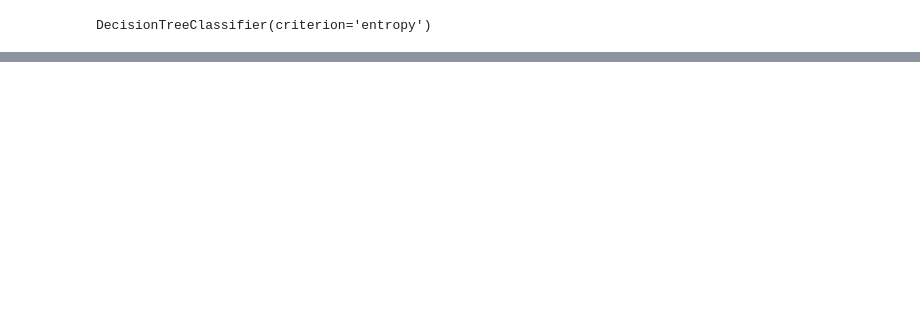
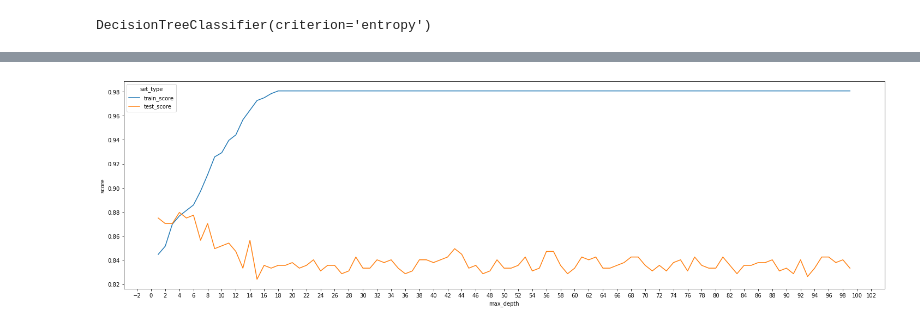
Before and after one commit to iboiarkin96/education_courses, a Jupyter notebook: Основы Статистики [Карпов]/Введение в Data Science и машинное обучение.ipynb, the cells around one changed output, grey strips where cells are left out. Drawn from its saved outputs; the diff is of its cells as text; code cells hidden in the pictures; blank space fills up the shorter version.

```diff
--- a/Основы Статистики [Карпов]/Введение в Data Science и машинное обучение.ipynb
+++ b/Основы Статистики [Карпов]/Введение в Data Science и машинное обучение.ipynb
@@ -762,0 +579,30 @@ display(SVG(graph.pipe(format='svg')))
+# %%
+# переберем параметры глубины дерева
+max_depth_values = range(1, 100)
+
+train_score = []
+test_score = []
+
+for max_depth in max_depth_values:
+    clf = tree.DecisionTreeClassifier(criterion='entropy', max_depth=max_depth)
+    clf.fit(xtrain, ytrain)
+    train_score.append(clf.score(xtrain, ytrain))
+    test_score.append(clf.score(xtest, ytest))
+
+temp_score_data = pd.DataFrame({'max_depth': max_depth_values,
+                                'train_score': train_score,
+                                'test_score': test_score})
+
+scores_data_long = pd.melt(temp_score_data,
+                           id_vars = ['max_depth'],
+                           value_vars = ['train_score','test_score'],
+                           var_name = 'set_type',
+                           value_name = 'score')
+
+
+f, ax = plt.subplots(1, 1, figsize=(25, 7))
+ax = sns.lineplot(data = scores_data_long, x='max_depth', y='score', hue='set_type')
+num_ticks = 100
+ax.locator_params(axis='x', nbins=num_ticks)
+# %% [output]
+[figure, added]
```
Also changed, not shown: parts of 78 cells of this notebook, 1 other file.
